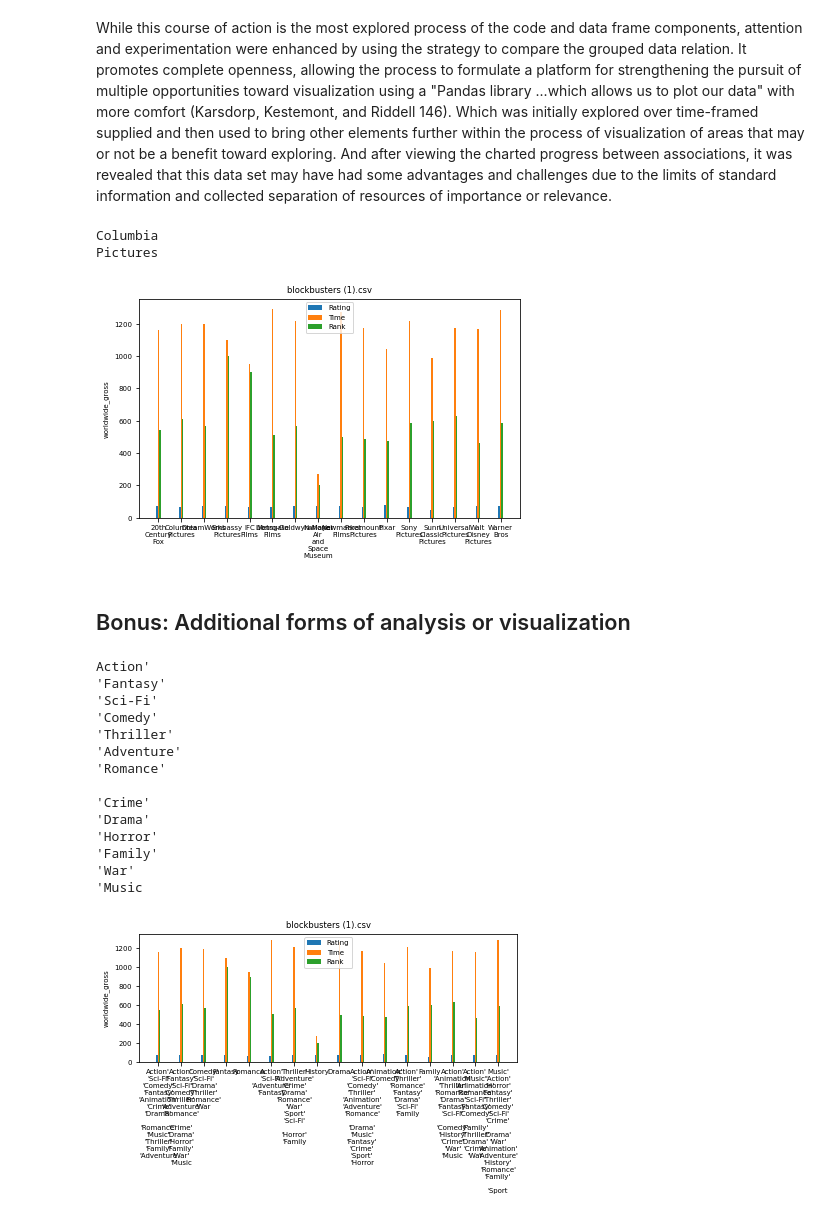
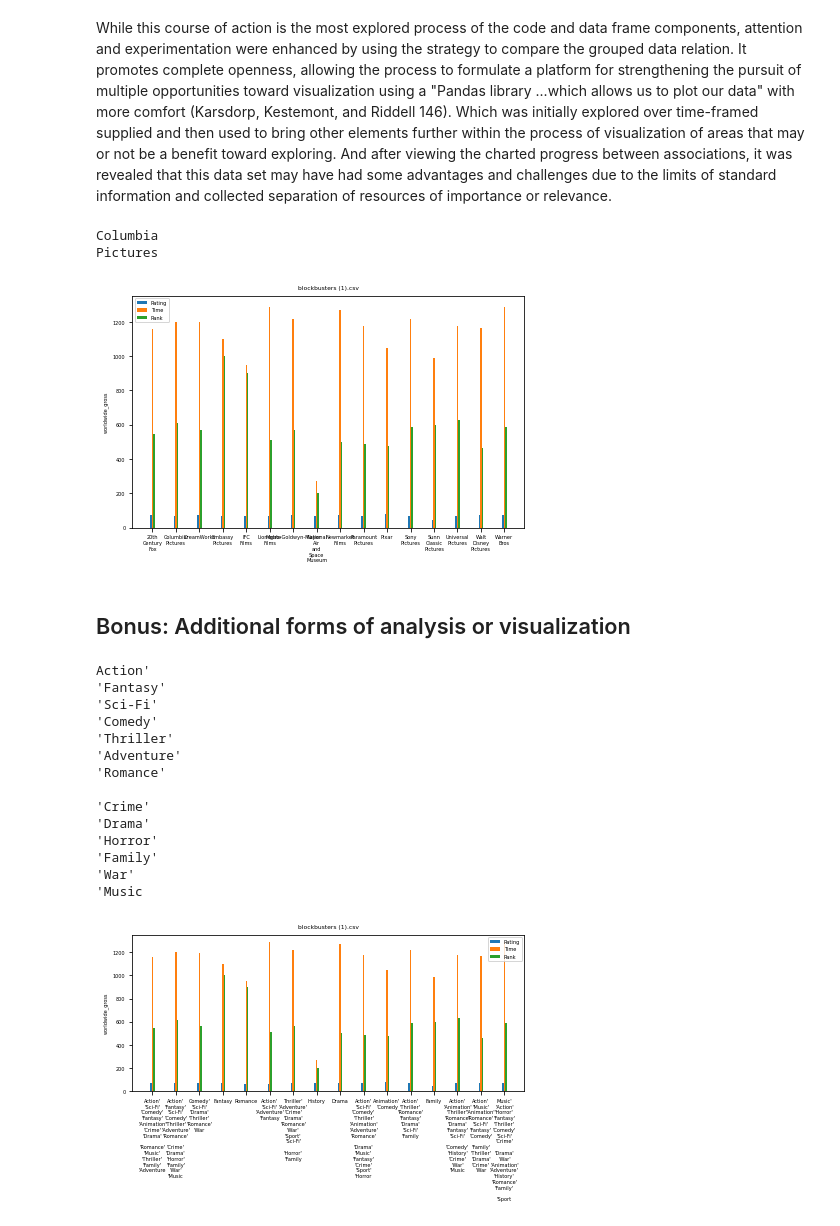
Before and after one commit to dlb007/Vox, a Jupyter notebook: Assignment # 8x.ipynb, the cells around one changed output. Saved outputs shown, nothing was run; the diff lists cells and outputs as text; code cells hidden in the pictures.

```diff
--- a/Assignment # 8x.ipynb
+++ b/Assignment # 8x.ipynb
@@ -111,7 +111,7 @@ While this course of action is the most explored process of the code and data fr
 # %%
 import matplotlib.pyplot as plt
 import numpy as np
-plt.rcParams.update({'font.size': 7})
+plt.rcParams.update({'font.size': 5})
 
 regions = close_region['studio'].unique()
 names = [str(i) for i in regions]
@@ -139,13 +139,13 @@ plt.show()
 # %% [output]
 Columbia
 Pictures
-[figure, old version]
+[figure, new version]
 # %% [markdown]
 ## Bonus: Additional forms of analysis or visualization
 # %%
 import matplotlib.pyplot as plt
 import numpy as np
-plt.rcParams.update({'font.size': 7})
+plt.rcParams.update({'font.size': 5})
 
 regions = close_region['Main_Genre'].unique()
 names = [str(i) for i in regions]
@@ -158,34 +158,34 @@ x = np.arange(len(names))
 width = 1/len(names)
 fig, ax = plt.subplots()
 rects1 = ax.bar(x - width, close_region['imdb_rating'].mean()*10, width, label='Rating')
 rects2 = ax.bar(x, close_region['length'].mean()*10, width, label='Time')
 rects3 = ax.bar(x + width, close_region['rank_in_year'].mean()*100, width, label='Rank')
 
 
 ax.set_ylabel('worldwide_gross')
 ax.set_title(years[0])
 ax.set_xticks(x)
 ax.set_xticklabels(names)
 ax.legend()
 fig.tight_layout()
 
 plt.show()
 # %% [output]
 Action'
 'Fantasy'
 'Sci-Fi'
 'Comedy'
 'Thriller'
 'Adventure'
 'Romance'
 
 'Crime'
 'Drama'
 'Horror'
 'Family'
 'War'
 'Music
-[figure, old version]
+[figure, new version]
 # %%
 import matplotlib.pyplot as plt
 import numpy as np
```
Also changed, not shown: parts of 1 cell of this notebook.
